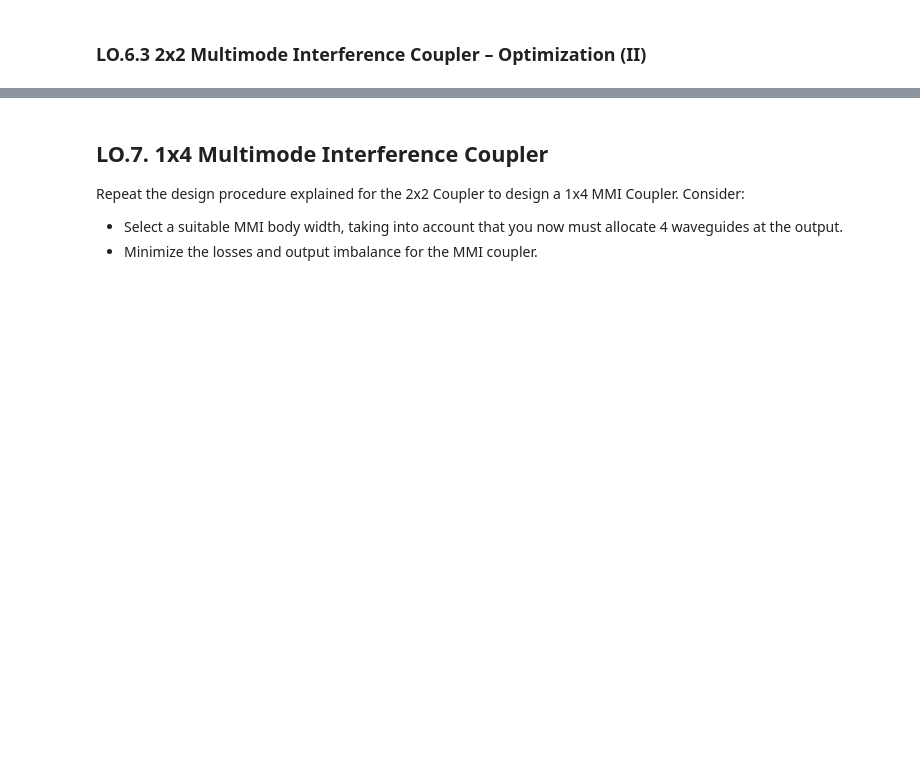
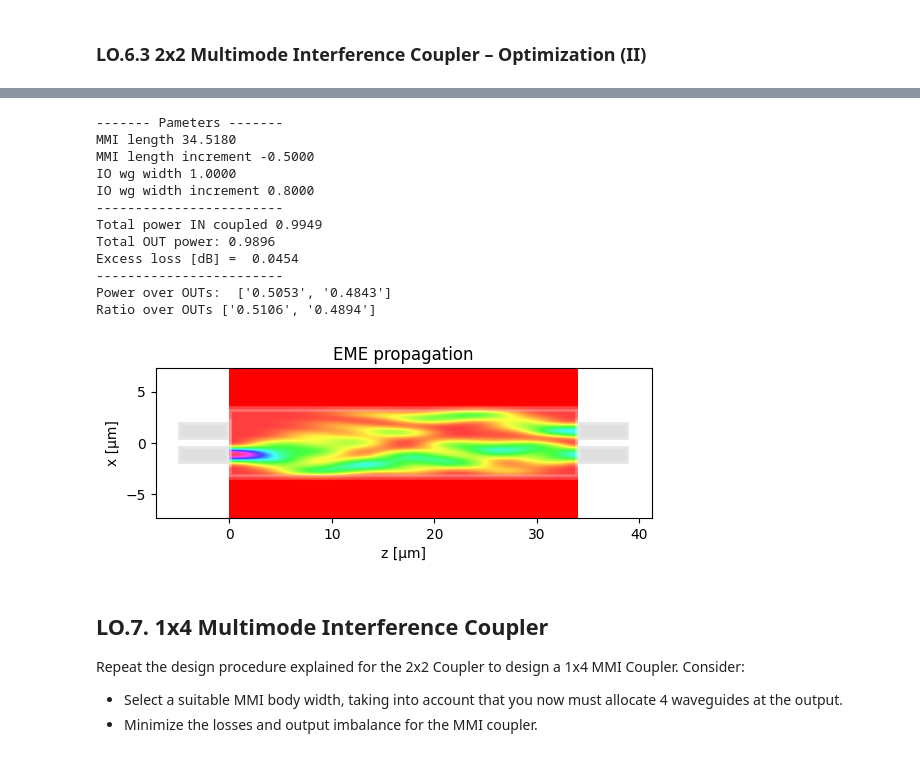
Before and after one commit to msarmas-UPV/cifoin-lab2, a Jupyter notebook: COUPLERS_Student.ipynb, the cells around one changed output, grey strips where cells are left out. Cells and saved outputs as stored; diff of their text form; code cells hidden in the pictures; blank space fills up the shorter version.

```diff
--- a/COUPLERS_Student.ipynb
+++ b/COUPLERS_Student.ipynb
@@ -441,20 +506,35 @@ print("L_pi = ", L_pi, " µm")
 # %%
 # 3) Configure MMI
 # # MMI I/O number (check class slides for type of MMI)
 m.n_IN = 2 # STUDENT
 m.n_OUT = 2 # STUDENT
 
-dy = 0.1
+dy = 0.06
+
 # MMI I/O waveguide positions (check class slides for type of MMI)
 m.IN_WVG_positions = mmi_Width*np.array([-1/6,1/6]) + np.array([-dy,dy]) # STUDENT
 m.OUT_WVG_positions = mmi_Width*np.array([-1/6,1/6]) + np.array([-dy,dy])  # STUDENT
 
 # MMI length (check class slides for type of MMI)
 m.L_MMI = (1/2)*L_pi  # STUDENT
 m.dL_MMI = -0.5 # STUDENT
 
 # Run propagation
 m.propagation()
+# %% [output]
+------- Pameters -------
+MMI length 34.5180
+MMI length increment -0.5000
+IO wg width 1.0000
+IO wg width increment 0.8000
+------------------------
+Total power IN coupled 0.9949
+Total OUT power: 0.9896
+Excess loss [dB] =  0.0454
+------------------------
+Power over OUTs:  ['0.5053', '0.4843']
+Ratio over OUTs ['0.5106', '0.4894']
+[figure, added]
 # %% [markdown]
 ## LO.7. 1x4 Multimode Interference Coupler
 
```
Also changed, not shown: parts of 10 cells of this notebook.
